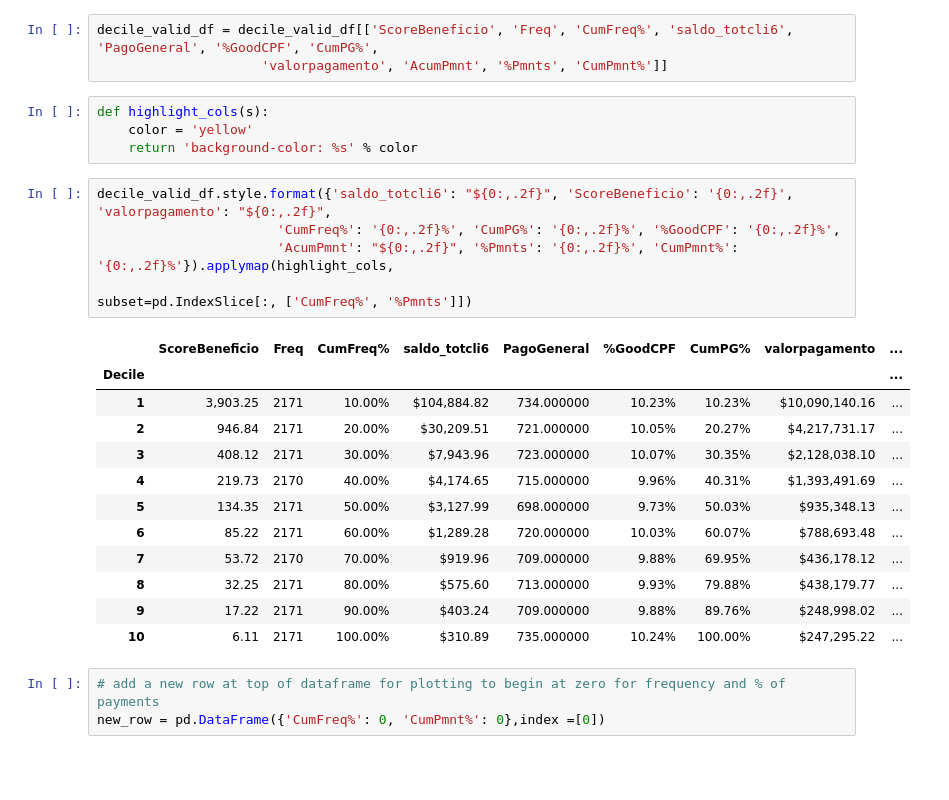
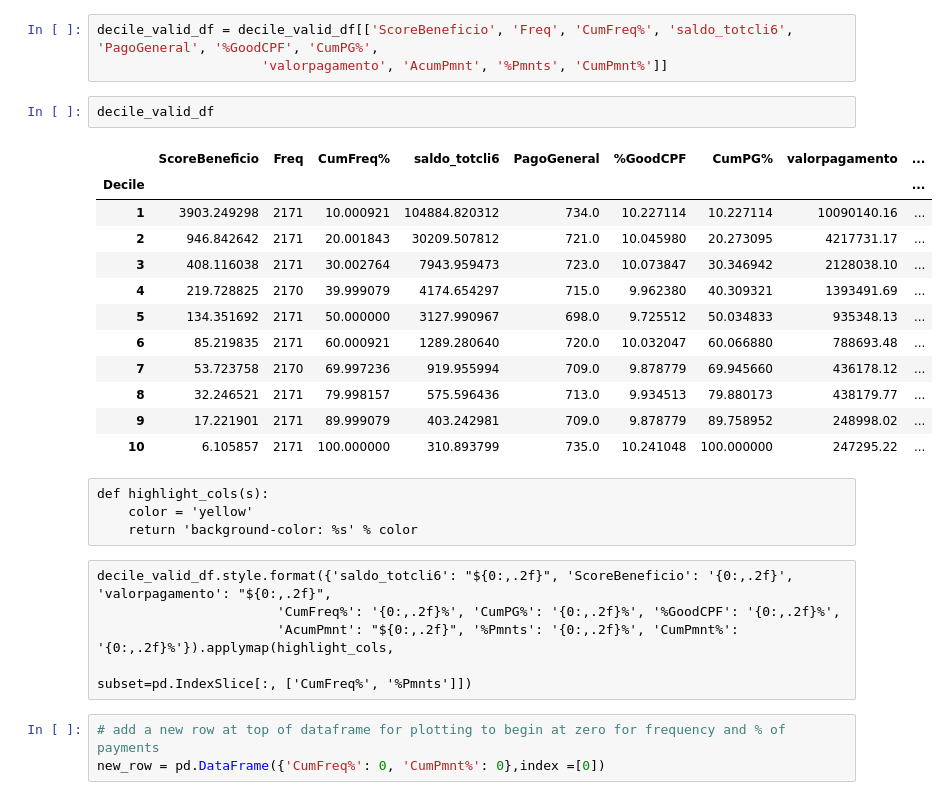
Before and after one commit to gringosamba/sample-portfolio, a Jupyter notebook: PastDue_CreditCard_PCA_XGboost_Random_ScrBenefit_public.ipynb, the cells around one changed output. Drawn from its saved outputs; the diff is of its cells as text; blank space fills up the shorter version.

```diff
--- a/PastDue_CreditCard_PCA_XGboost_Random_ScrBenefit_public.ipynb
+++ b/PastDue_CreditCard_PCA_XGboost_Random_ScrBenefit_public.ipynb
@@ -1815,28 +1815,30 @@ decile_valid_df['%Pmnts'] = 100*(decile_valid_df['valorpagamento'] / decile_vali
 # %%
 decile_valid_df = decile_valid_df[['ScoreBeneficio', 'Freq', 'CumFreq%', 'saldo_totcli6', 'PagoGeneral', '%GoodCPF', 'CumPG%',
                      'valorpagamento', 'AcumPmnt', '%Pmnts', 'CumPmnt%']]
-# %%
-def highlight_cols(s):
-    color = 'yellow'
-    return 'background-color: %s' % color
-# %%
-decile_valid_df.style.format({'saldo_totcli6': "${0:,.2f}", 'ScoreBeneficio': '{0:,.2f}', 'valorpagamento': "${0:,.2f}",
-                       'CumFreq%': '{0:,.2f}%', 'CumPG%': '{0:,.2f}%', '%GoodCPF': '{0:,.2f}%',
-                       'AcumPmnt': "${0:,.2f}", '%Pmnts': '{0:,.2f}%', 'CumPmnt%': '{0:,.2f}%'}).applymap(highlight_cols,
-                                                                                                                subset=pd.IndexSlice[:, ['CumFreq%', '%Pmnts']])
-# %% [output]
-|  | ScoreBeneficio | Freq | CumFreq% | saldo_totcli6 | PagoGeneral | %GoodCPF | CumPG% | valorpagamento | ... |
-| Decile |  |  |  |  |  |  |  |  | ... |
-| 1 | 3,903.25 | 2171 | 10.00% | $104,884.82 | 734.000000 | 10.23% | 10.23% | $10,090,140.16 | ... |
-| 2 | 946.84 | 2171 | 20.00% | $30,209.51 | 721.000000 | 10.05% | 20.27% | $4,217,731.17 | ... |
-| 3 | 408.12 | 2171 | 30.00% | $7,943.96 | 723.000000 | 10.07% | 30.35% | $2,128,038.10 | ... |
-| 4 | 219.73 | 2170 | 40.00% | $4,174.65 | 715.000000 | 9.96% | 40.31% | $1,393,491.69 | ... |
-| 5 | 134.35 | 2171 | 50.00% | $3,127.99 | 698.000000 | 9.73% | 50.03% | $935,348.13 | ... |
-| 6 | 85.22 | 2171 | 60.00% | $1,289.28 | 720.000000 | 10.03% | 60.07% | $788,693.48 | ... |
-| 7 | 53.72 | 2170 | 70.00% | $919.96 | 709.000000 | 9.88% | 69.95% | $436,178.12 | ... |
-| 8 | 32.25 | 2171 | 80.00% | $575.60 | 713.000000 | 9.93% | 79.88% | $438,179.77 | ... |
-| 9 | 17.22 | 2171 | 90.00% | $403.24 | 709.000000 | 9.88% | 89.76% | $248,998.02 | ... |
-| 10 | 6.11 | 2171 | 100.00% | $310.89 | 735.000000 | 10.24% | 100.00% | $247,295.22 | ... |
+# %%
+decile_valid_df
+# %% [output]
+|  | ScoreBeneficio | Freq | CumFreq% | saldo_totcli6 | PagoGeneral | %GoodCPF | CumPG% | valorpagamento | ... |
+| Decile |  |  |  |  |  |  |  |  | ... |
+| 1 | 3903.249298 | 2171 | 10.000921 | 104884.820312 | 734.0 | 10.227114 | 10.227114 | 10090140.16 | ... |
+| 2 | 946.842642 | 2171 | 20.001843 | 30209.507812 | 721.0 | 10.045980 | 20.273095 | 4217731.17 | ... |
+| 3 | 408.116038 | 2171 | 30.002764 | 7943.959473 | 723.0 | 10.073847 | 30.346942 | 2128038.10 | ... |
+| 4 | 219.728825 | 2170 | 39.999079 | 4174.654297 | 715.0 | 9.962380 | 40.309321 | 1393491.69 | ... |
+| 5 | 134.351692 | 2171 | 50.000000 | 3127.990967 | 698.0 | 9.725512 | 50.034833 | 935348.13 | ... |
+| 6 | 85.219835 | 2171 | 60.000921 | 1289.280640 | 720.0 | 10.032047 | 60.066880 | 788693.48 | ... |
+| 7 | 53.723758 | 2170 | 69.997236 | 919.955994 | 709.0 | 9.878779 | 69.945660 | 436178.12 | ... |
+| 8 | 32.246521 | 2171 | 79.998157 | 575.596436 | 713.0 | 9.934513 | 79.880173 | 438179.77 | ... |
+| 9 | 17.221901 | 2171 | 89.999079 | 403.242981 | 709.0 | 9.878779 | 89.758952 | 248998.02 | ... |
+| 10 | 6.105857 | 2171 | 100.000000 | 310.893799 | 735.0 | 10.241048 | 100.000000 | 247295.22 | ... |
+# %% [raw]
+def highlight_cols(s):
+    color = 'yellow'
+    return 'background-color: %s' % color
+# %% [raw]
+decile_valid_df.style.format({'saldo_totcli6': "${0:,.2f}", 'ScoreBeneficio': '{0:,.2f}', 'valorpagamento': "${0:,.2f}",
+                       'CumFreq%': '{0:,.2f}%', 'CumPG%': '{0:,.2f}%', '%GoodCPF': '{0:,.2f}%',
+                       'AcumPmnt': "${0:,.2f}", '%Pmnts': '{0:,.2f}%', 'CumPmnt%': '{0:,.2f}%'}).applymap(highlight_cols,
+                                                                                                                subset=pd.IndexSlice[:, ['CumFreq%', '%Pmnts']])
 # %%
 # add a new row at top of dataframe for plotting to begin at zero for frequency and % of payments
 new_row = pd.DataFrame({'CumFreq%': 0, 'CumPmnt%': 0},index =[0])
```
Also changed, not shown: parts of 18 cells of this notebook.
